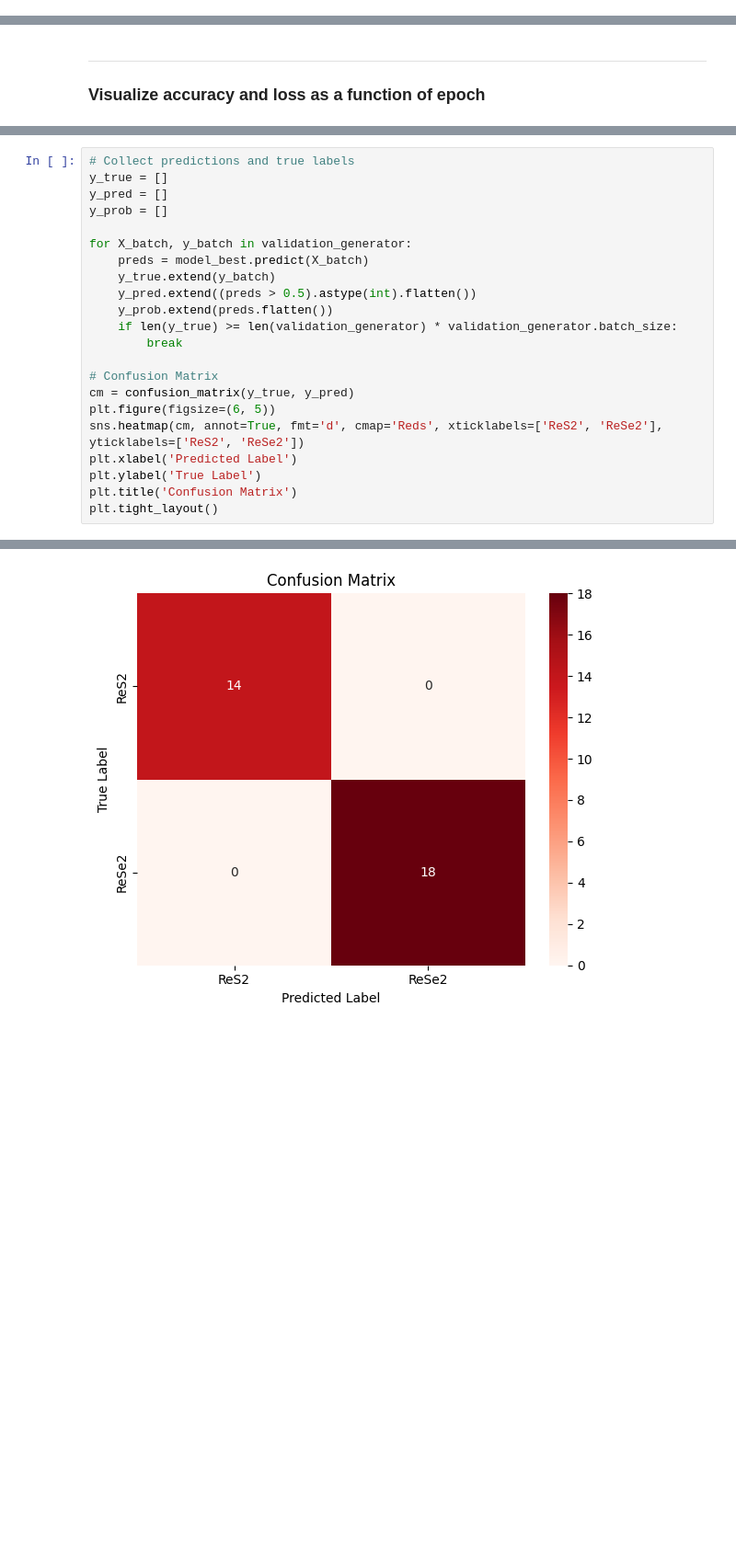
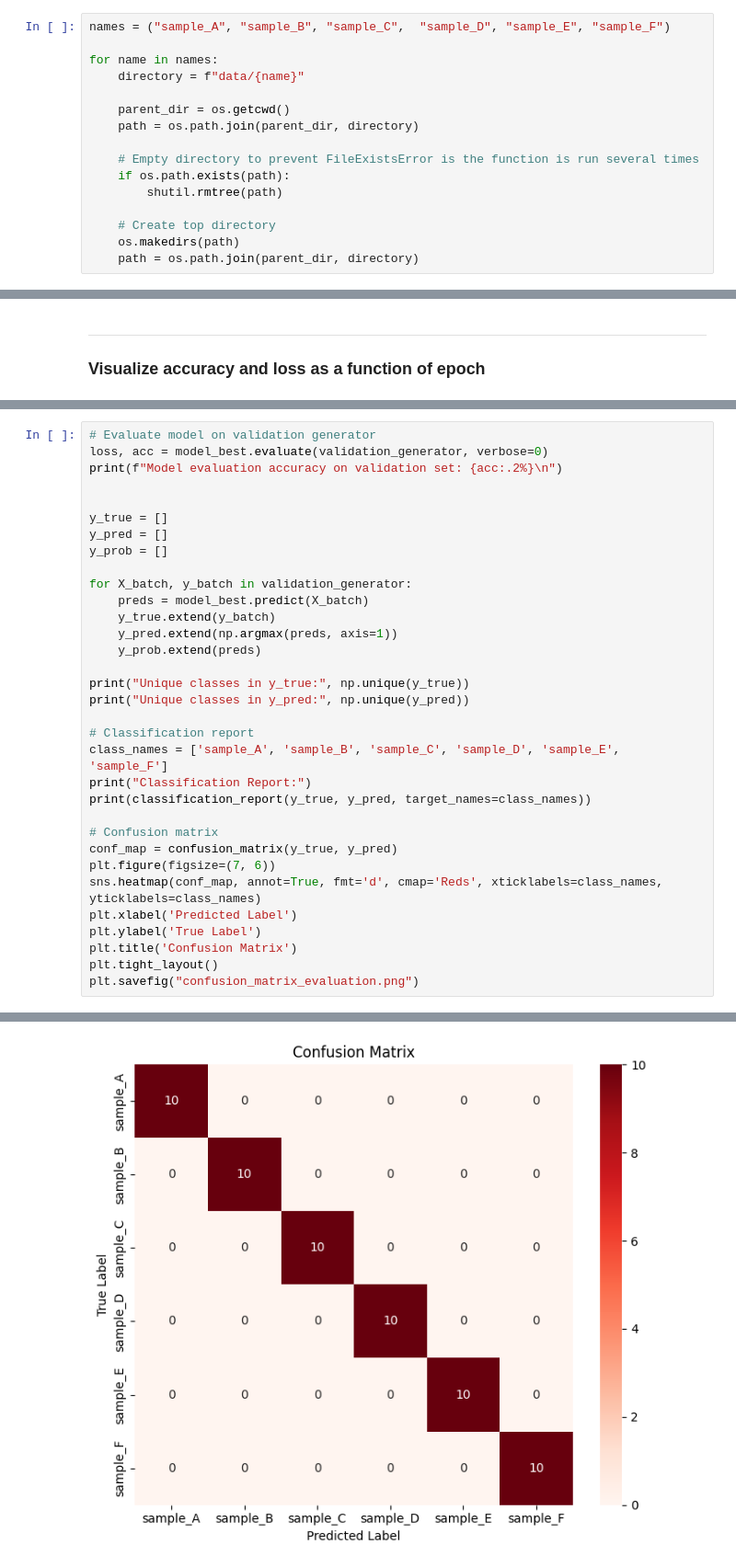
Before and after one commit to lsh-cloud/Neural-network-Raman-spectroscopy, a Jupyter notebook: Raman_Classification.ipynb, the cells around one changed output, grey strips where cells are left out. Shown at 92% size. Saved outputs shown, nothing was run; the diff lists cells and outputs as text; blank space fills up the shorter version.

```diff
--- a/Raman_Classification.ipynb
+++ b/Raman_Classification.ipynb
@@ -481,0 +80,16 @@ history = model.fit(
+# %%
+names = ("sample_A", "sample_B", "sample_C",  "sample_D", "sample_E", "sample_F")
+
+for name in names:
+    directory = f"data/{name}"
+
+    parent_dir = os.getcwd()
+    path = os.path.join(parent_dir, directory)
+
+    # Empty directory to prevent FileExistsError is the function is run several times
+    if os.path.exists(path):
+        shutil.rmtree(path)
+
+    # Create top directory
+    os.makedirs(path)
+    path = os.path.join(parent_dir, directory)
@@ -537,5 +713,9 @@ Trained model, accuracy: 100.00%
 # %%
-# Collect predictions and true labels
+# Evaluate model on validation generator
+loss, acc = model_best.evaluate(validation_generator, verbose=0)
+print(f"Model evaluation accuracy on validation set: {acc:.2%}\n")
+
+
 y_true = []
 y_pred = []
 y_prob = []
@@ -543,17 +723,24 @@ y_prob = []
 for X_batch, y_batch in validation_generator:
     preds = model_best.predict(X_batch)
     y_true.extend(y_batch)
-    y_pred.extend((preds > 0.5).astype(int).flatten())
-    y_prob.extend(preds.flatten())
-    if len(y_true) >= len(validation_generator) * validation_generator.batch_size:
-        break
+    y_pred.extend(np.argmax(preds, axis=1))
+    y_prob.extend(preds)
 
-# Confusion Matrix
-cm = confusion_matrix(y_true, y_pred)
-plt.figure(figsize=(6, 5))
-sns.heatmap(cm, annot=True, fmt='d', cmap='Reds', xticklabels=['ReS2', 'ReSe2'], yticklabels=['ReS2', 'ReSe2'])
+print("Unique classes in y_true:", np.unique(y_true))
+print("Unique classes in y_pred:", np.unique(y_pred))
+
+# Classification report
+class_names = ['sample_A', 'sample_B', 'sample_C', 'sample_D', 'sample_E', 'sample_F']
+print("Classification Report:")
+print(classification_report(y_true, y_pred, target_names=class_names))
+
+# Confusion matrix
+conf_map = confusion_matrix(y_true, y_pred)
+plt.figure(figsize=(7, 6))
+sns.heatmap(conf_map, annot=True, fmt='d', cmap='Reds', xticklabels=class_names, yticklabels=class_names)
 plt.xlabel('Predicted Label')
 plt.ylabel('True Label')
 plt.title('Confusion Matrix')
 plt.tight_layout()
+plt.savefig("confusion_matrix_evaluation.png")
 # %% [output]
@@ -561,2 +764,2 @@ plt.tight_layout()
-[figure, old version]
+[figure, new version]
 # %%
```
Also changed, not shown: parts of 57 cells of this notebook.
